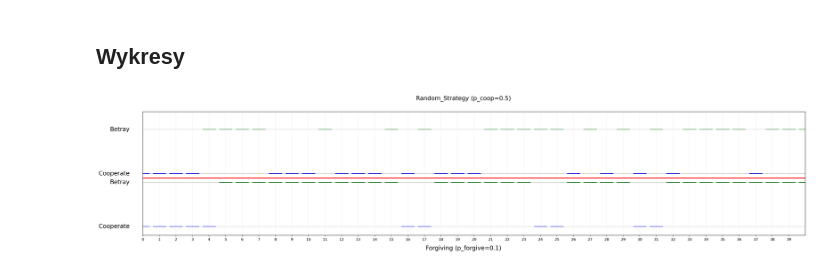
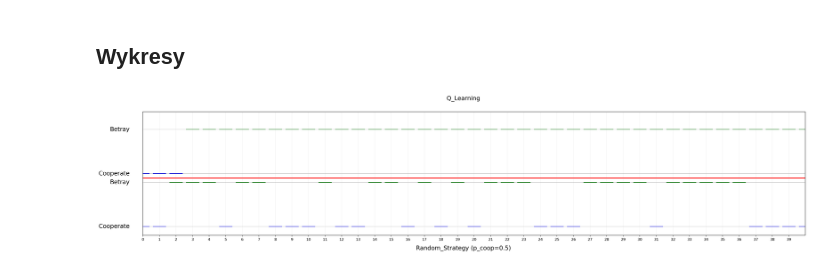
Before and after one commit to A-Rozmarynowicz/Prisoners_Dilemma_Simulator, a Jupyter notebook: source/main.ipynb, the cells around one changed output. Drawn from its saved outputs; the diff is of its cells as text; code cells hidden in the pictures.

```diff
--- a/source/main.ipynb
+++ b/source/main.ipynb
@@ -293,7 +294,7 @@ import matplotlib.pyplot as plt
 
 x_min = 0
 x_max = 40
-strategy1_name = "Fo"
+strategy1_name = "Q"
 strategy2_name = "Random_Strategy (p_coop=0.5)"
 
 strategy1_ID = Get_Index_By_Name(strategies=strategies, name=strategy1_name)
@@ -330,31 +331,31 @@ plt.hlines(y = y_scale, xmin=x_min, xmax=x_max, colors="gray", linestyles="-", a
 plt.hlines(y = y_scale-y_offset, xmin=x_min, xmax=x_max, colors="gray", linestyles="-", alpha=0.3)
 plt.hlines(y = -y_offset, xmin=x_min, xmax=x_max, colors="gray", linestyles="-", alpha=0.3)
 
 plt.xlim([x_min, x_max])
 plt.ylim([-y_offset-0.1, y_offset+0.1])
 plt.yticks([])
 plt.ylabel("")
 plt.suptitle(f"{get_name(strategy1_ID)}", fontsize=fontsize, ha="center")
 
 
 ax = plt.gca()
 
 ax.text(-0.02, 0, 'Cooperate', transform=ax.get_yaxis_transform(),
         va='center', ha='right', fontsize=fontsize)
 ax.text(-0.02, y_scale, 'Betray', transform=ax.get_yaxis_transform(),
         va='center', ha='right', fontsize=fontsize)
 
 ax.text(-0.02, y_scale-y_offset, 'Betray', transform=ax.get_yaxis_transform(),
         va='center', ha='right', fontsize=fontsize)
 ax.text(-0.02, -y_offset, 'Cooperate', transform=ax.get_yaxis_transform(),
         va='center', ha='right', fontsize=fontsize)
 
 
 fig.text(0.5, 0.01, f"{get_name(strategy2_ID)}", ha='center', va='bottom', fontsize=fontsize)
 
 ax.set_xticks(np.arange(x_min, x_max, 1))
 ax.grid(True, alpha=0.2)
 
 plt.show()
 # %% [output]
-[figure, old version]
+[figure, new version]
```
Also changed, not shown: parts of 4 cells of this notebook.
